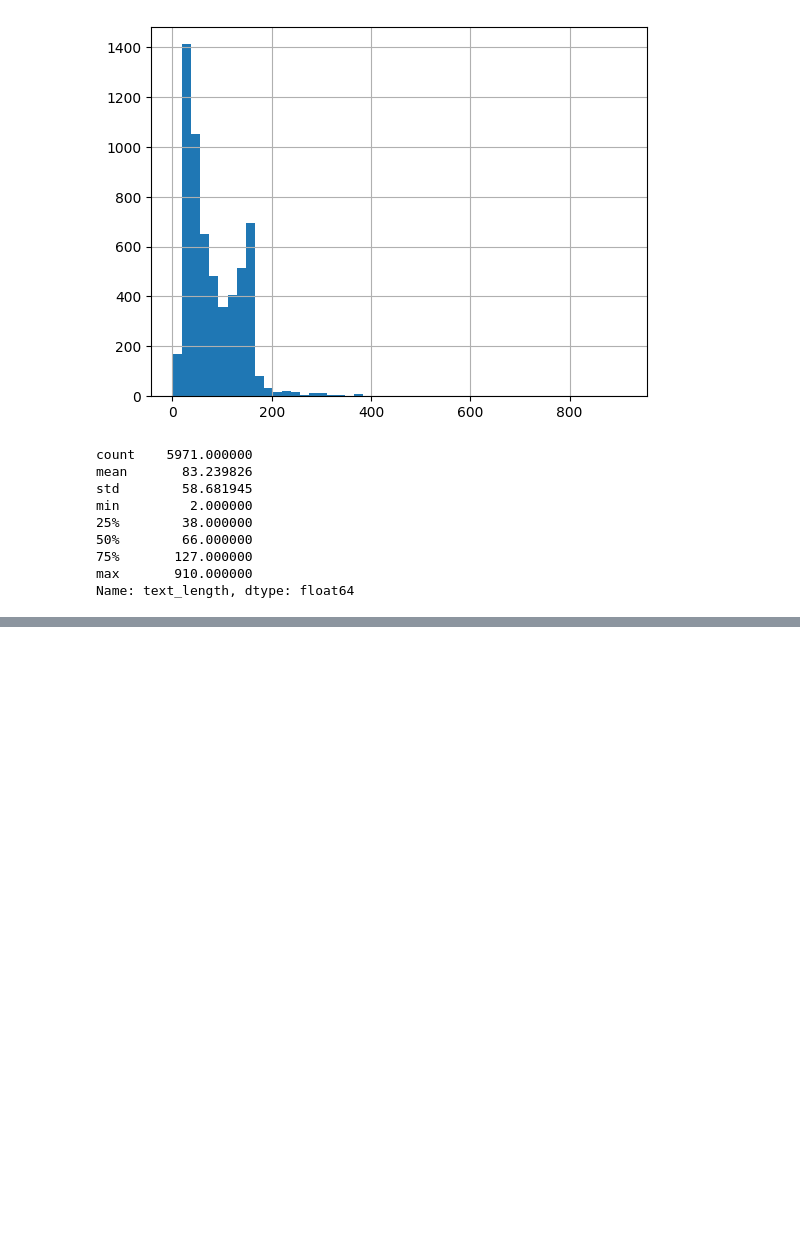
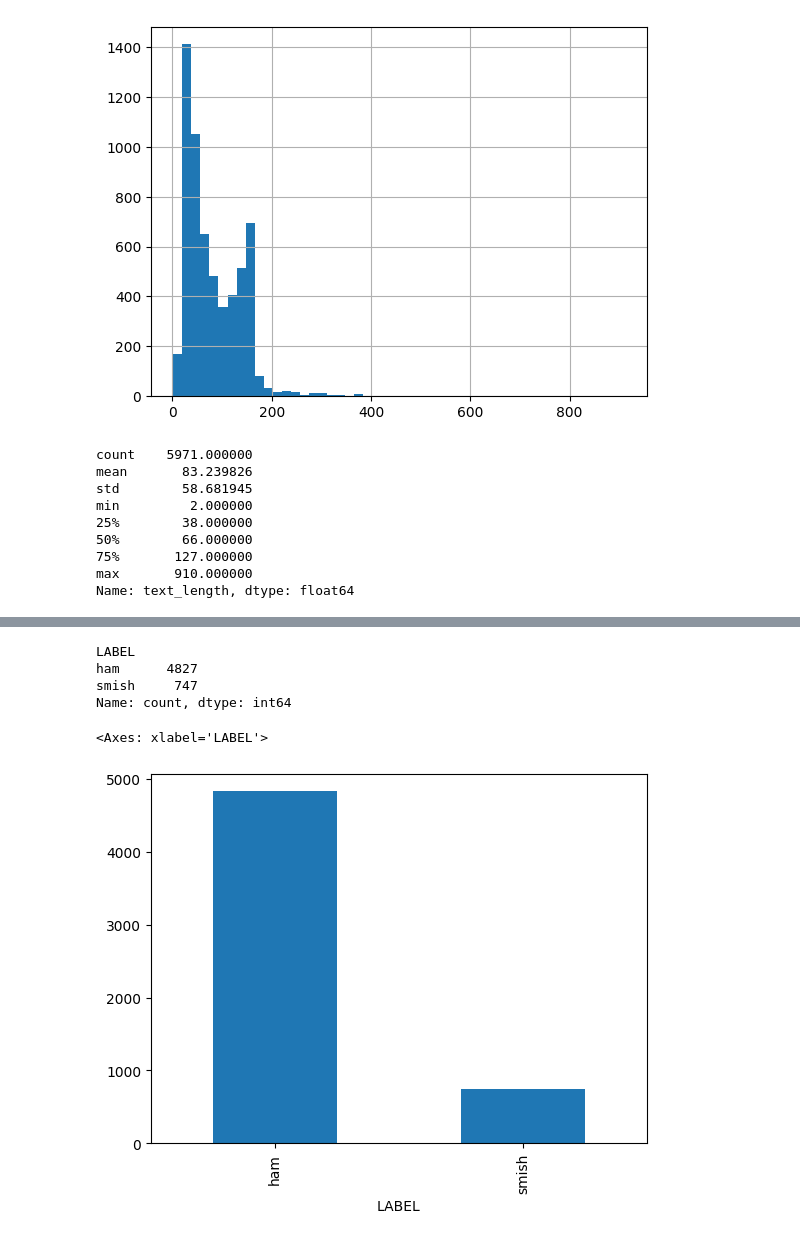
Before and after one commit to abram056/hybrid-cse-system-v2-, a Jupyter notebook: notebooks/01_data_exploration.ipynb, the cells around one changed output, grey strips where cells are left out. Saved outputs shown, nothing was run; the diff lists cells and outputs as text; code cells hidden in the pictures; blank space fills up the shorter version.

Commit message:
finish shallow eda on smish data

```diff
--- a/notebooks/01_data_exploration.ipynb
+++ b/notebooks/01_data_exploration.ipynb
@@ -105,0 +100,23 @@ Name: text_length, dtype: float64
+# %%
+# read kaggle smishing dataset
+kaggle_smish_path = '../data/raw/smish/smssmishcollection/SMSSmishCollection.txt'
+kaggle_smish_list = []
+
+with open(kaggle_smish_path, 'r', encoding='utf-8') as f:
+    for line in f:
+        line  = line.strip()
+        if not line:
+            continue
+
+        parts = line.split(None, 1)
+
+        if len(parts) ==  2:
+            label, text = parts
+        else:
+            label = parts[0]
+            text = ""
+
+        kaggle_smish_list.append({'TEXT': text, 'LABEL': label})
+# %%
+kaggle_smish_df = pd.DataFrame(kaggle_smish_list)
+kaggle_smish_df.head()
@@ -105,0 +138,12 @@ Name: text_length, dtype: float64
+# %%
+kaggle_smish_df['LABEL'].value_counts()
+# %% [output]
+LABEL
+ham      4827
+smish     747
+Name: count, dtype: int64
+# %%
+kaggle_smish_df['LABEL'].value_counts().plot(kind='bar')
+# %% [output]
+<Axes: xlabel='LABEL'>
+[figure, added]
```
Also changed, not shown: parts of 20 cells of this notebook.
